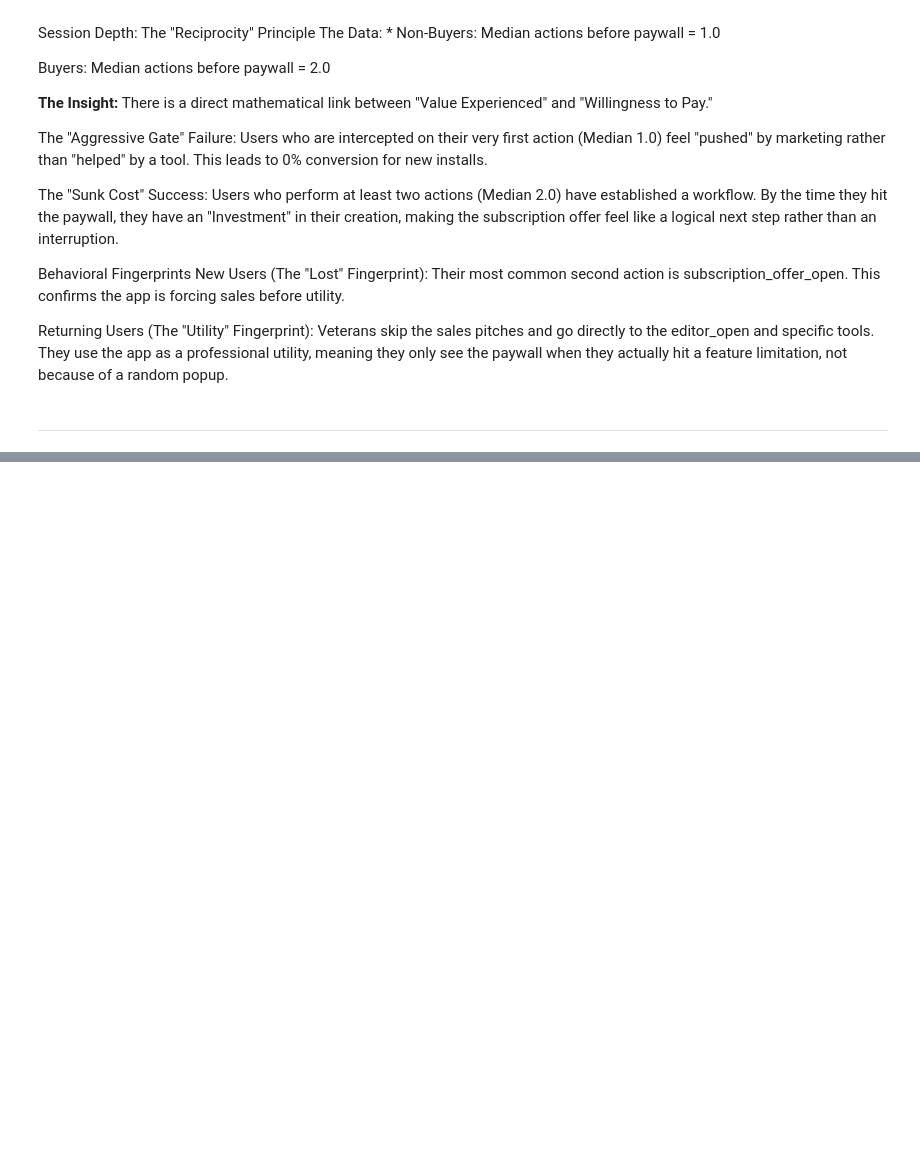
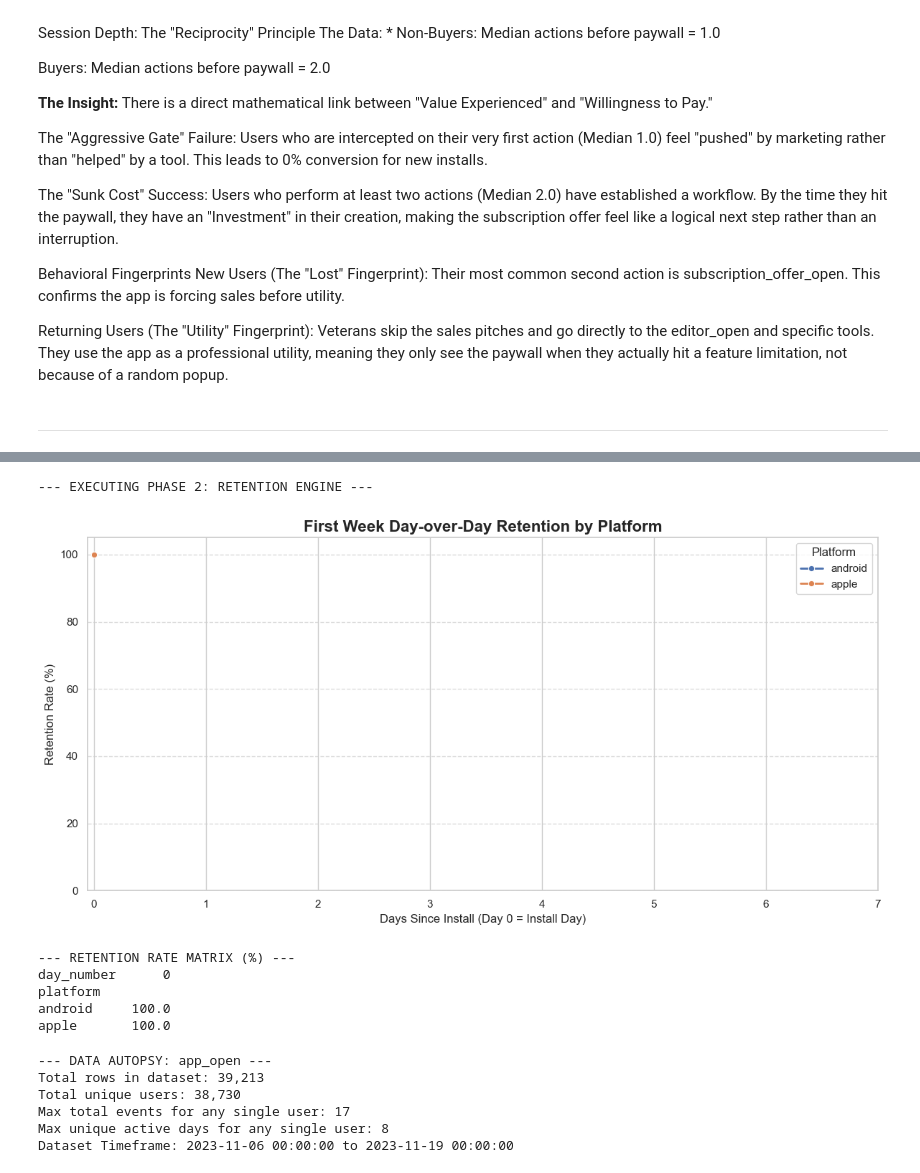
Before and after one commit to VaheGdlyan/DS_Projects, a Jupyter notebook: task_1_subscription_funnel/task_1_subscription_funnel.ipynb, the cells around one changed output, grey strips where cells are left out. Saved outputs shown, nothing was run; the diff lists cells and outputs as text; code cells hidden in the pictures; blank space fills up the shorter version.

```diff
--- a/task_1_subscription_funnel/task_1_subscription_funnel.ipynb
+++ b/task_1_subscription_funnel/task_1_subscription_funnel.ipynb
@@ -706,0 +852,80 @@ Returning Users (The "Utility" Fingerprint): Veterans skip the sales pitches and
+# %%
+# Fix: Ensure unified_df dates are time objects, not strings
+unified_df['event_date'] = pd.to_datetime(unified_df['event_date'])
+# %%
+print("--- EXECUTING PHASE 2: RETENTION ENGINE ---")
+
+# --- THE FIX: Normalize dates to midnight to ensure true Day-over-Day calculation ---
+unified_df['event_date'] = pd.to_datetime(unified_df['event_date']).dt.normalize()
+app_open['event_date'] = pd.to_datetime(app_open['event_date']).dt.normalize()
+
+# --- STEP 1: The Genesis Point ---
+installs = unified_df[unified_df['is_first_app_open'] == True].copy()
+cohort_starts = installs.groupby(['device_skey', 'platform'])['event_date'].min().reset_index()
+cohort_starts.rename(columns={'event_date': 'install_date'}, inplace=True)
+
+# --- STEP 2: The Relative Timeline (Using Raw App Opens) ---
+retention_df = pd.merge(
+    app_open[['device_skey', 'event_date']],
+    cohort_starts,
+    on='device_skey',
+    how='inner'
+)
+
+retention_df['day_number'] = (retention_df['event_date'] - retention_df['install_date']).dt.days
+
+# --- STEP 3: Aggregate the Survivors ---
+week_1 = retention_df[(retention_df['day_number'] >= 0) & (retention_df['day_number'] <= 7)]
+daily_active = week_1.groupby(['platform', 'day_number'])['device_skey'].nunique().reset_index()
+
+cohort_sizes = daily_active[daily_active['day_number'] == 0][['platform', 'device_skey']].rename(columns={'device_skey': 'cohort_size'})
+retention_curve = pd.merge(daily_active, cohort_sizes, on='platform')
+retention_curve['retention_rate'] = (retention_curve['device_skey'] / retention_curve['cohort_size']) * 100
+
+# --- STEP 4: The Visualization ---
+plt.figure(figsize=(12, 6))
+sns.lineplot(data=retention_curve, x='day_number', y='retention_rate', hue='platform', marker='o', linewidth=2)
+
+plt.title('First Week Day-over-Day Retention by Platform', fontsize=16, fontweight='bold')
+plt.xlabel('Days Since Install (Day 0 = Install Day)', fontsize=12)
+plt.ylabel('Retention Rate (%)', fontsize=12)
+plt.ylim(0, 105)
+plt.xticks(range(0, 8))
+plt.grid(axis='y', linestyle='--', alpha=0.7)
+plt.legend(title='Platform')
+plt.tight_layout()
+plt.show()
+
+print("\n--- RETENTION RATE MATRIX (%) ---")
+print(retention_curve.pivot(index='platform', columns='day_number', values='retention_rate').round(2))
+print("\n")
+# %% [output]
+--- EXECUTING PHASE 2: RETENTION ENGINE ---
+[figure, added]
+--- RETENTION RATE MATRIX (%) ---
+day_number      0
+platform
+android     100.0
+apple       100.0
+# %%
+print("--- DATA AUTOPSY: app_open ---")
+print(f"Total rows in dataset: {len(app_open):,}")
+print(f"Total unique users: {app_open['device_skey'].nunique():,}")
+
+# Let's see how many times the most active user opened the app
+max_opens = app_open.groupby('device_skey').size().max()
+print(f"Max total events for any single user: {max_opens}")
+
+# Let's see if anyone has multiple DIFFERENT days of activity
+unique_days = app_open.groupby('device_skey')['event_date'].nunique().max()
+print(f"Max unique active days for any single user: {unique_days}")
+
+# Check the global timeframe of the dataset
+print(f"Dataset Timeframe: {app_open['event_date'].min()} to {app_open['event_date'].max()}")
+# %% [output]
+--- DATA AUTOPSY: app_open ---
+Total rows in dataset: 39,213
+Total unique users: 38,730
+Max total events for any single user: 17
+Max unique active days for any single user: 8
+Dataset Timeframe: 2023-11-06 00:00:00 to 2023-11-19 00:00:00
```
Also changed, not shown: parts of 21 cells of this notebook, 4 other files.
